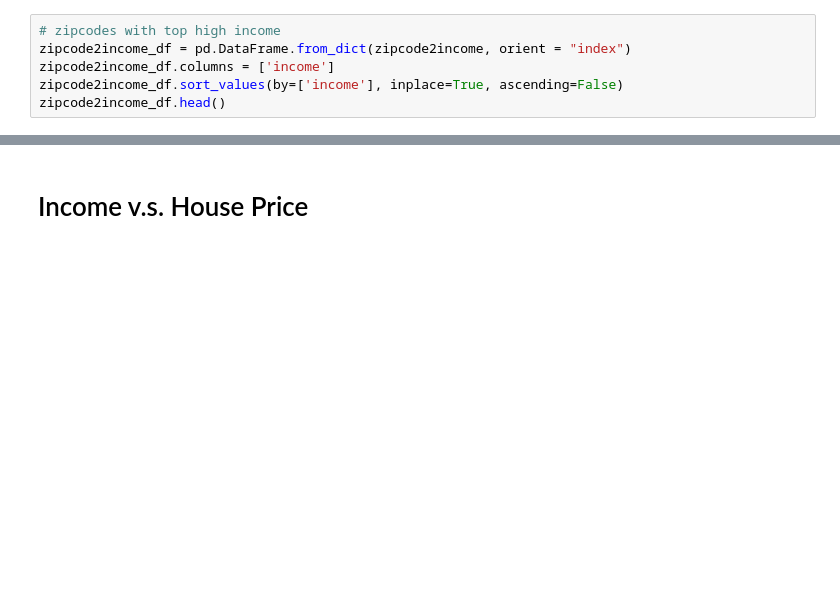
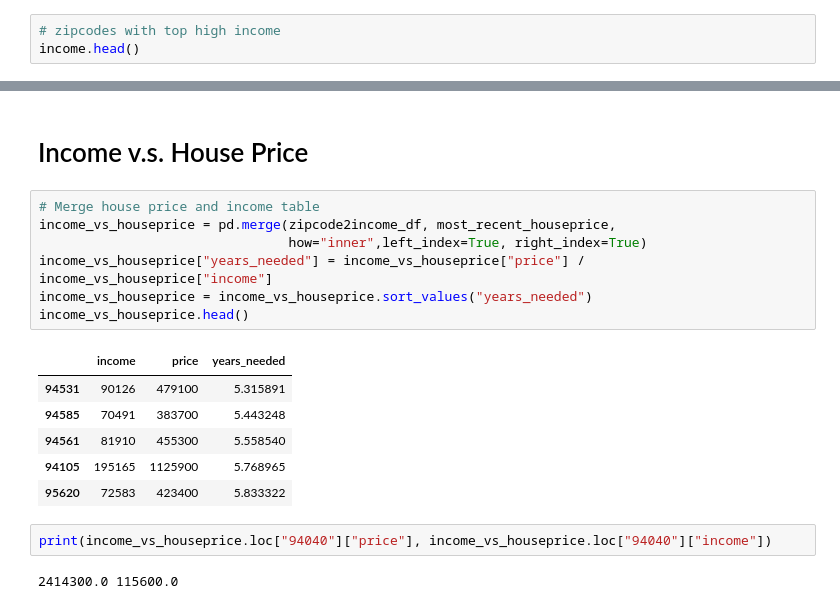
Before and after one commit to heronyang/house-price-vs-income, a Jupyter notebook: Income v.s. House Price.ipynb, the cells around one changed output, grey strips where cells are left out. Cells and saved outputs as stored; diff of their text form; blank space fills up the shorter version.

```diff
--- a/Income v.s. House Price.ipynb
+++ b/Income v.s. House Price.ipynb
@@ -161,9 +173,6 @@ import pandas as pd
 # %%
 # zipcodes with top high income
-zipcode2income_df = pd.DataFrame.from_dict(zipcode2income, orient = "index")
-zipcode2income_df.columns = ['income']
-zipcode2income_df.sort_values(by=['income'], inplace=True, ascending=False)
-zipcode2income_df.head()
+income.head()
 # %% [output]
 |  | income |
 | 94027 | 243542 |
@@ -346,2 +338,20 @@ plot_shape_price(filtered_shape_records, normalized_df)
 # %% [markdown]
 # Income v.s. House Price
+# %%
+# Merge house price and income table
+income_vs_houseprice = pd.merge(zipcode2income_df, most_recent_houseprice,
+                                how="inner",left_index=True, right_index=True)
+income_vs_houseprice["years_needed"] = income_vs_houseprice["price"] / income_vs_houseprice["income"]
+income_vs_houseprice = income_vs_houseprice.sort_values("years_needed")
+income_vs_houseprice.head()
+# %% [output]
+|  | income | price | years_needed |
+| 94531 | 90126 | 479100 | 5.315891 |
+| 94585 | 70491 | 383700 | 5.443248 |
+| 94561 | 81910 | 455300 | 5.558540 |
+| 94105 | 195165 | 1125900 | 5.768965 |
+| 95620 | 72583 | 423400 | 5.833322 |
+# %%
+print(income_vs_houseprice.loc["94040"]["price"], income_vs_houseprice.loc["94040"]["income"])
+# %% [output]
+2414300.0 115600.0
```
Also changed, not shown: parts of 32 cells of this notebook, 1 other file.
